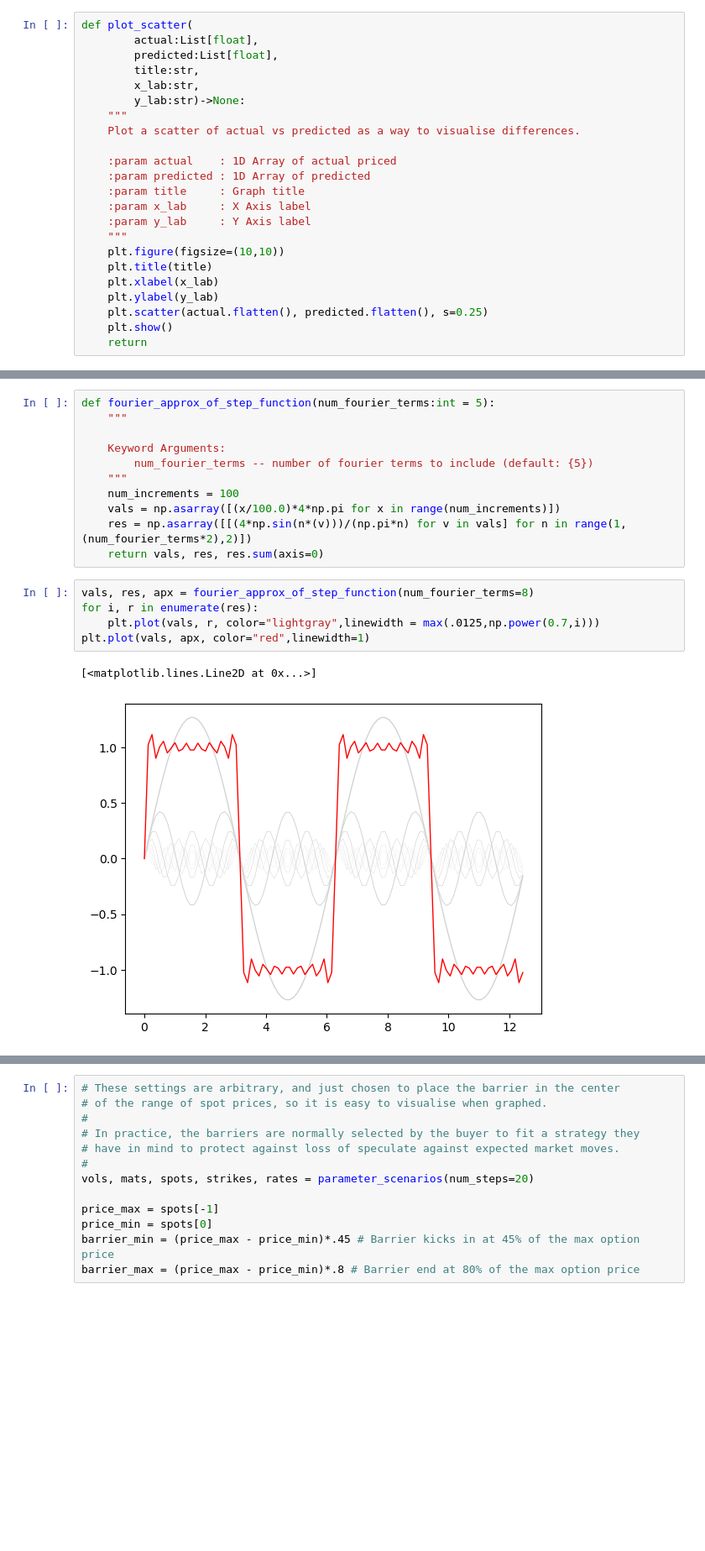
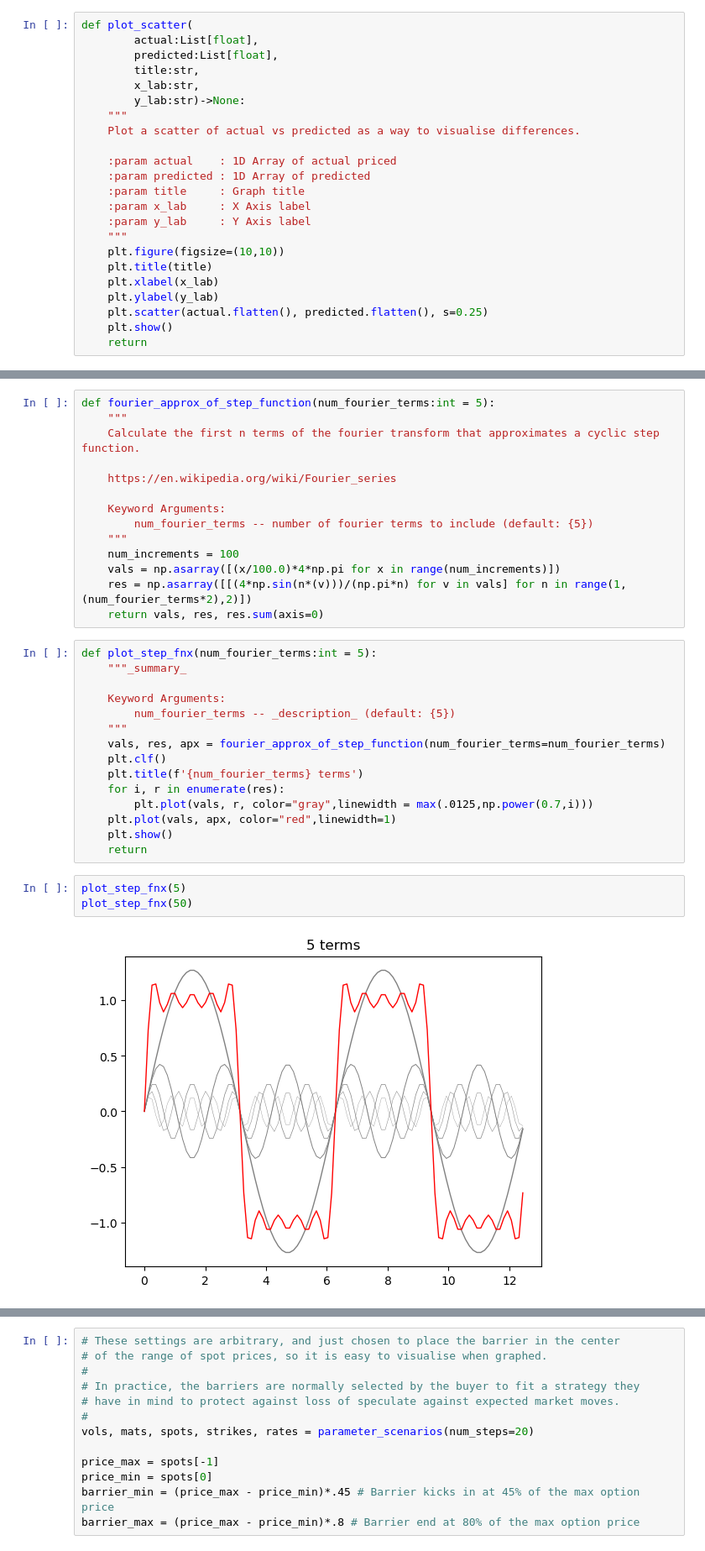
Before and after one commit to parrisma/optprice, a Jupyter notebook: jupyter/optprice.ipynb, the cells around one changed output, grey strips where cells are left out. Shown at 84% size. Drawn from its saved outputs; the diff is of its cells as text; blank space fills up the shorter version.

Commit message:
still adding details on Fourier analogy and sharp transitions

```diff
--- a/jupyter/optprice.ipynb
+++ b/jupyter/optprice.ipynb
@@ -780,6 +802,9 @@ plot_scatter(actual.flatten(), predicted.flatten(), x_lab='Actual', y_lab='Predi
 # %%
 def fourier_approx_of_step_function(num_fourier_terms:int = 5):
     """
+    Calculate the first n terms of the fourier transform that approximates a cyclic step function.
+
+    https://en.wikipedia.org/wiki/Fourier_series
 
     Keyword Arguments:
         num_fourier_terms -- number of fourier terms to include (default: {5})
@@ -789,10 +814,22 @@ def fourier_approx_of_step_function(num_fourier_terms:int = 5):
     res = np.asarray([[(4*np.sin(n*(v)))/(np.pi*n) for v in vals] for n in range(1,(num_fourier_terms*2),2)])
     return vals, res, res.sum(axis=0)
 # %%
-vals, res, apx = fourier_approx_of_step_function(num_fourier_terms=8)
-for i, r in enumerate(res):
-    plt.plot(vals, r, color="lightgray",linewidth = max(.0125,np.power(0.7,i)))
-plt.plot(vals, apx, color="red",linewidth=1)
+def plot_step_fnx(num_fourier_terms:int = 5):
+    """_summary_
+
+    Keyword Arguments:
+        num_fourier_terms -- _description_ (default: {5})
+    """
+    vals, res, apx = fourier_approx_of_step_function(num_fourier_terms=num_fourier_terms)
+    plt.clf()
+    plt.title(f'{num_fourier_terms} terms')
+    for i, r in enumerate(res):
+        plt.plot(vals, r, color="gray",linewidth = max(.0125,np.power(0.7,i)))
+    plt.plot(vals, apx, color="red",linewidth=1)
+    plt.show()
+    return
-# %% [output]
-[<matplotlib.lines.Line2D at 0x...>]
-[figure, removed]
+# %%
+plot_step_fnx(5)
+plot_step_fnx(50)
+# %% [output]
+[figure, added]
```
Also changed, not shown: parts of 6 cells of this notebook.
